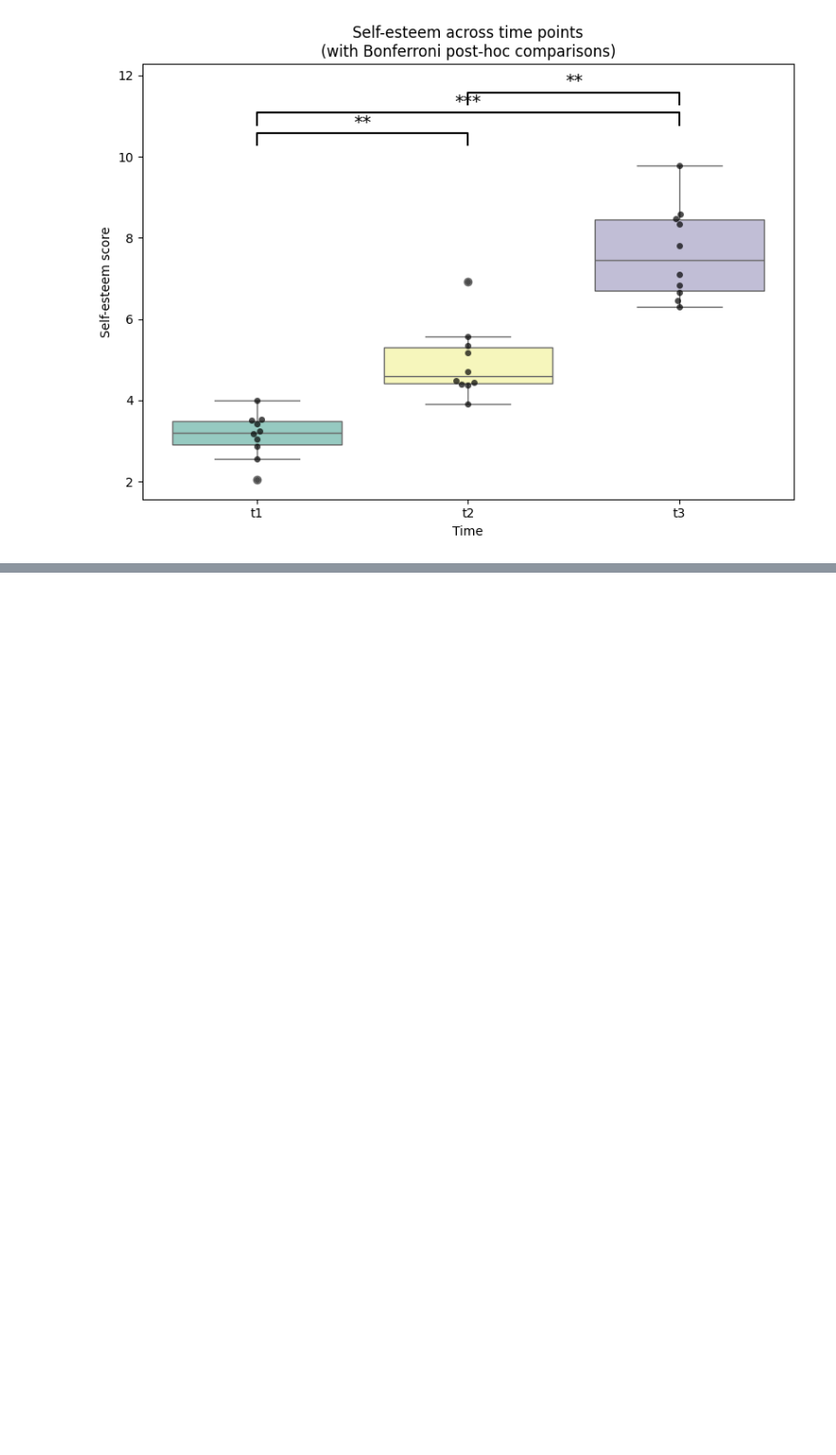
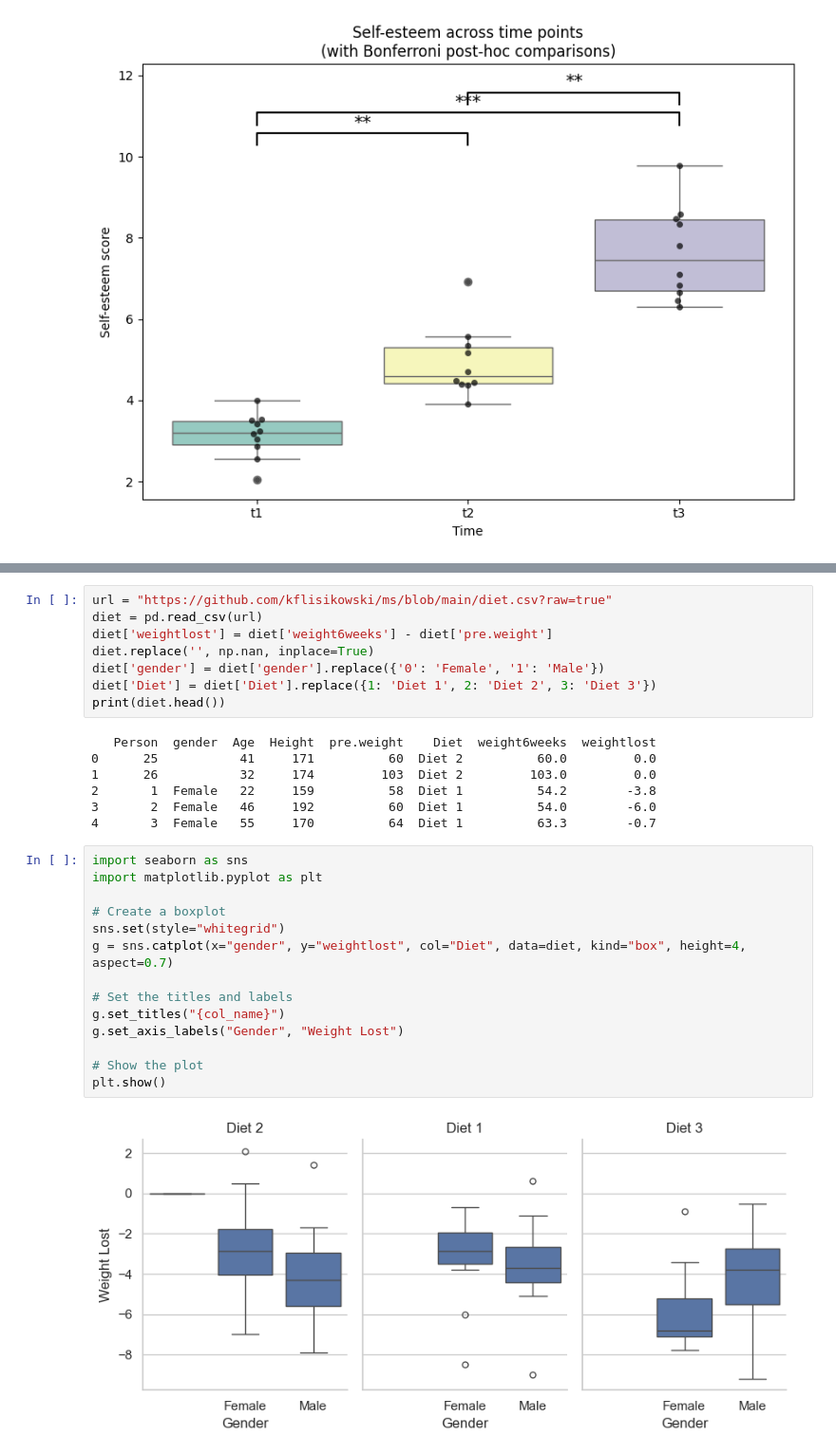
Before and after one commit to rk404/sadKF, a Jupyter notebook: 14-testy_anova.ipynb, the cells around one changed output, grey strips where cells are left out. Shown at 95% size. Saved outputs shown, nothing was run; the diff lists cells and outputs as text; blank space fills up the shorter version.

```diff
--- a/14-testy_anova.ipynb
+++ b/14-testy_anova.ipynb
@@ -725,0 +950,31 @@ Czynniki te pełnią rolę zmiennych moderujących, czyli takich, które mogą w
+# %%
+url = "https://github.com/kflisikowski/ms/blob/main/diet.csv?raw=true"
+diet = pd.read_csv(url)
+diet['weightlost'] = diet['weight6weeks'] - diet['pre.weight']
+diet.replace('', np.nan, inplace=True)
+diet['gender'] = diet['gender'].replace({'0': 'Female', '1': 'Male'})
+diet['Diet'] = diet['Diet'].replace({1: 'Diet 1', 2: 'Diet 2', 3: 'Diet 3'})
+print(diet.head())
+# %% [output]
+   Person  gender  Age  Height  pre.weight    Diet  weight6weeks  weightlost
+0      25           41     171          60  Diet 2          60.0         0.0
+1      26           32     174         103  Diet 2         103.0         0.0
+2       1  Female   22     159          58  Diet 1          54.2        -3.8
+3       2  Female   46     192          60  Diet 1          54.0        -6.0
+4       3  Female   55     170          64  Diet 1          63.3        -0.7
+# %%
+import seaborn as sns
+import matplotlib.pyplot as plt
+
+# Create a boxplot
+sns.set(style="whitegrid")
+g = sns.catplot(x="gender", y="weightlost", col="Diet", data=diet, kind="box", height=4, aspect=0.7)
+
+# Set the titles and labels
+g.set_titles("{col_name}")
+g.set_axis_labels("Gender", "Weight Lost")
+
+# Show the plot
+plt.show()
+# %% [output]
+[figure, added]
```
Also changed, not shown: parts of 53 cells of this notebook.
